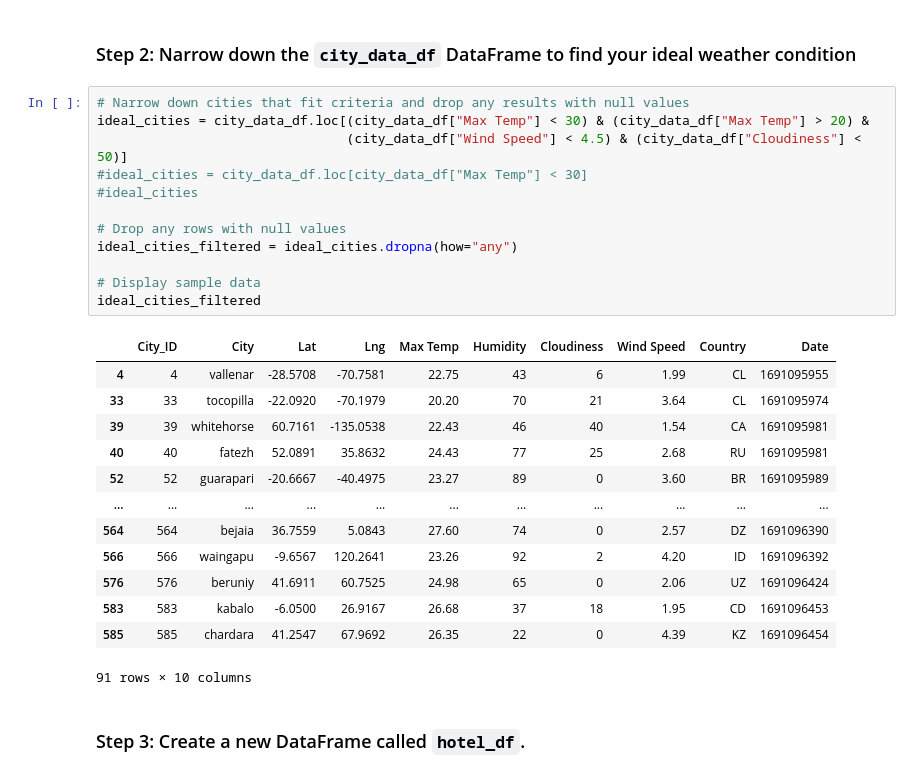
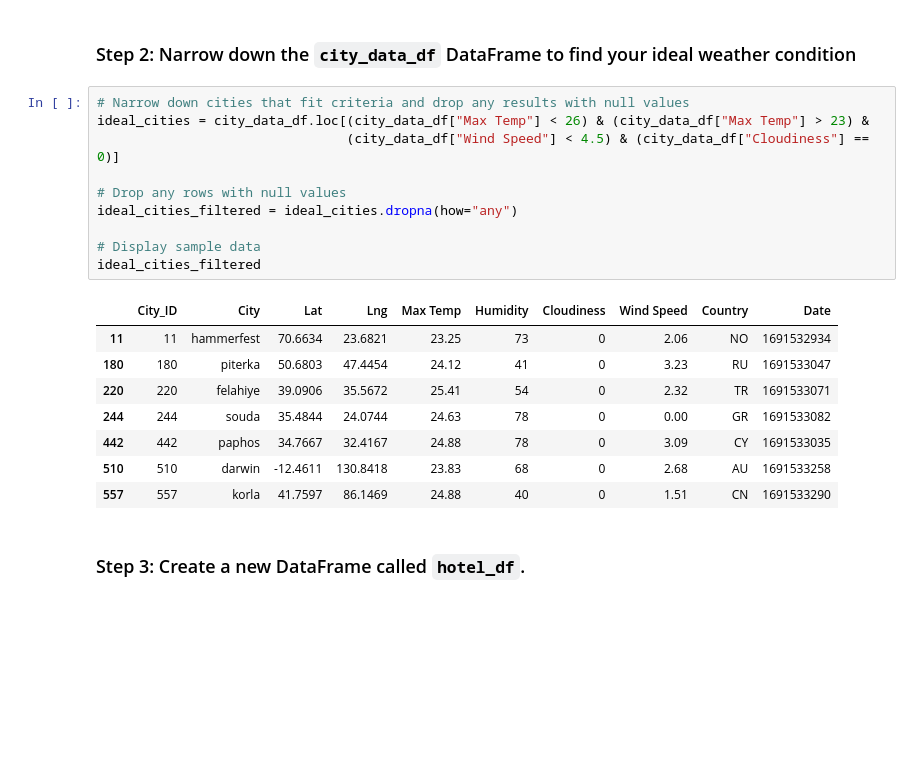
Before and after one commit to dmropp/python-api-challenge, a Jupyter notebook: WeatherPy/VacationPy.ipynb, the cells around one changed output. Drawn from its saved outputs; the diff is of its cells as text; blank space fills up the shorter version.

```diff
--- a/WeatherPy/VacationPy.ipynb
+++ b/WeatherPy/VacationPy.ipynb
@@ -54,30 +57,23 @@ map_plot_1
 ### Step 2: Narrow down the `city_data_df` DataFrame to find your ideal weather condition
 # %%
 # Narrow down cities that fit criteria and drop any results with null values
-ideal_cities = city_data_df.loc[(city_data_df["Max Temp"] < 30) & (city_data_df["Max Temp"] > 20) &
-                                (city_data_df["Wind Speed"] < 4.5) & (city_data_df["Cloudiness"] < 50)]
-#ideal_cities = city_data_df.loc[city_data_df["Max Temp"] < 30]
-#ideal_cities
+ideal_cities = city_data_df.loc[(city_data_df["Max Temp"] < 26) & (city_data_df["Max Temp"] > 23) &
+                                (city_data_df["Wind Speed"] < 4.5) & (city_data_df["Cloudiness"] == 0)]
 
 # Drop any rows with null values
 ideal_cities_filtered = ideal_cities.dropna(how="any")
 
 # Display sample data
 ideal_cities_filtered
 # %% [output]
 |  | City_ID | City | Lat | Lng | Max Temp | Humidity | Cloudiness | Wind Speed | Country | Date |
-| 4 | 4 | vallenar | -28.5708 | -70.7581 | 22.75 | 43 | 6 | 1.99 | CL | 1691095955 |
-| 33 | 33 | tocopilla | -22.0920 | -70.1979 | 20.20 | 70 | 21 | 3.64 | CL | 1691095974 |
-| 39 | 39 | whitehorse | 60.7161 | -135.0538 | 22.43 | 46 | 40 | 1.54 | CA | 1691095981 |
-| 40 | 40 | fatezh | 52.0891 | 35.8632 | 24.43 | 77 | 25 | 2.68 | RU | 1691095981 |
-| 52 | 52 | guarapari | -20.6667 | -40.4975 | 23.27 | 89 | 0 | 3.60 | BR | 1691095989 |
-| ... | ... | ... | ... | ... | ... | ... | ... | ... | ... | ... |
-| 564 | 564 | bejaia | 36.7559 | 5.0843 | 27.60 | 74 | 0 | 2.57 | DZ | 1691096390 |
-| 566 | 566 | waingapu | -9.6567 | 120.2641 | 23.26 | 92 | 2 | 4.20 | ID | 1691096392 |
-| 576 | 576 | beruniy | 41.6911 | 60.7525 | 24.98 | 65 | 0 | 2.06 | UZ | 1691096424 |
-| 583 | 583 | kabalo | -6.0500 | 26.9167 | 26.68 | 37 | 18 | 1.95 | CD | 1691096453 |
-| 585 | 585 | chardara | 41.2547 | 67.9692 | 26.35 | 22 | 0 | 4.39 | KZ | 1691096454 |
+| 11 | 11 | hammerfest | 70.6634 | 23.6821 | 23.25 | 73 | 0 | 2.06 | NO | 1691532934 |
+| 180 | 180 | piterka | 50.6803 | 47.4454 | 24.12 | 41 | 0 | 3.23 | RU | 1691533047 |
+| 220 | 220 | felahiye | 39.0906 | 35.5672 | 25.41 | 54 | 0 | 2.32 | TR | 1691533071 |
+| 244 | 244 | souda | 35.4844 | 24.0744 | 24.63 | 78 | 0 | 0.00 | GR | 1691533082 |
+| 442 | 442 | paphos | 34.7667 | 32.4167 | 24.88 | 78 | 0 | 3.09 | CY | 1691533035 |
+| 510 | 510 | darwin | -12.4611 | 130.8418 | 23.83 | 68 | 0 | 2.68 | AU | 1691533258 |
+| 557 | 557 | korla | 41.7597 | 86.1469 | 24.88 | 40 | 0 | 1.51 | CN | 1691533290 |
-91 rows × 10 columns
 # %% [markdown]
 ### Step 3: Create a new DataFrame called `hotel_df`.
 # %%
```
Also changed, not shown: parts of 5 cells of this notebook, 6 other files.
